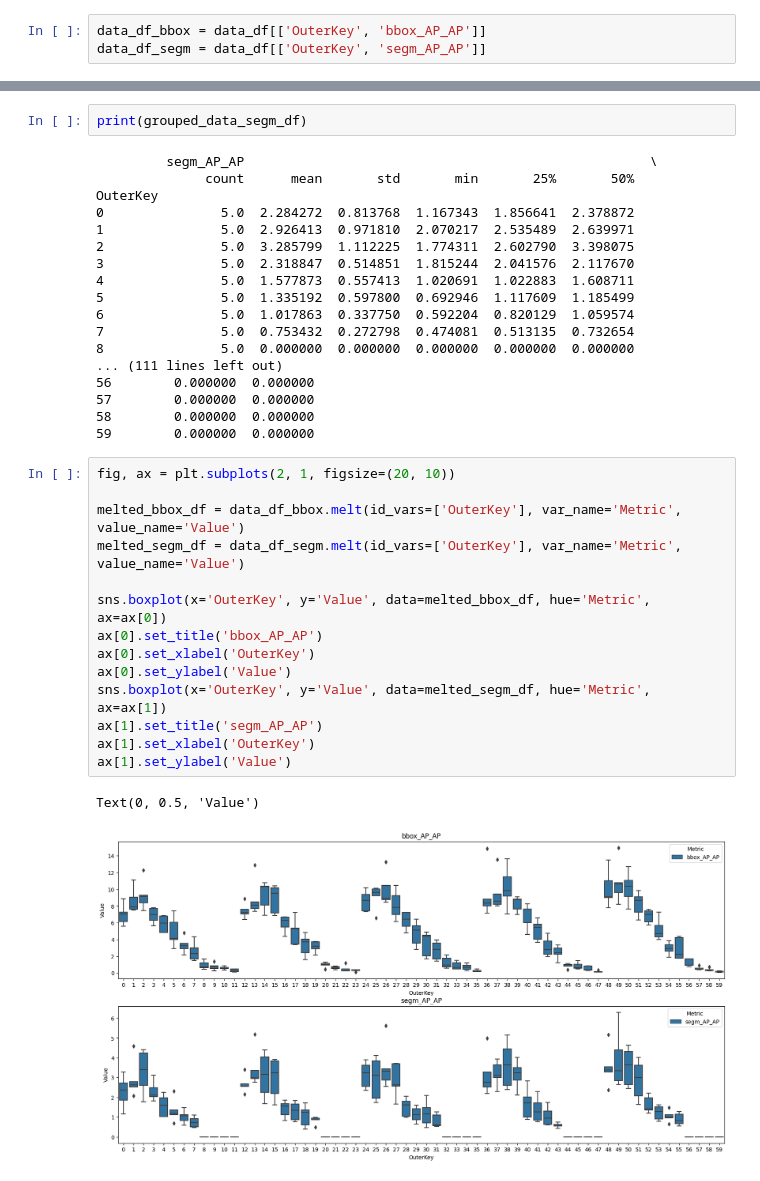
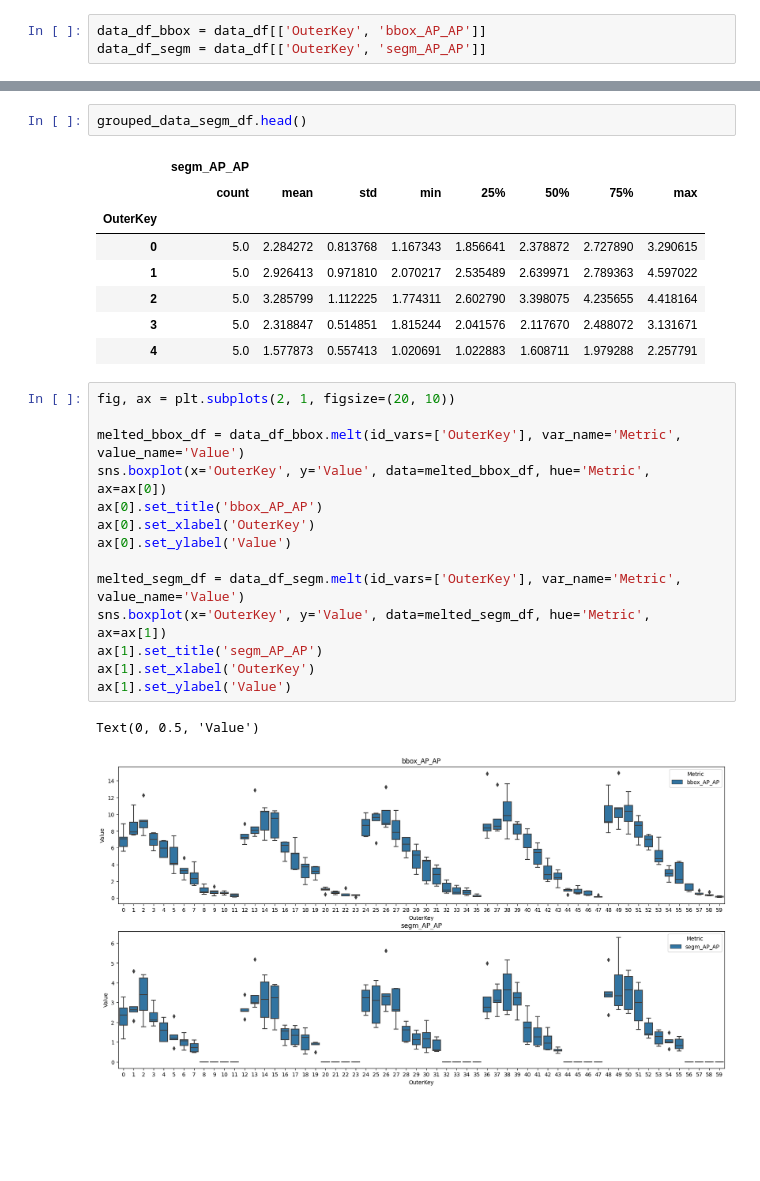
Before and after one commit to femartip/Detection-Microfibres-in-Sludge, a Jupyter notebook: Fine_tuned_Detectron2/Utils/cv_results.ipynb, the cells around one changed output, grey strips where cells are left out. Saved outputs shown, nothing was run; the diff lists cells and outputs as text; blank space fills up the shorter version.

```diff
--- a/Fine_tuned_Detectron2/Utils/cv_results.ipynb
+++ b/Fine_tuned_Detectron2/Utils/cv_results.ipynb
@@ -222,33 +182,24 @@ OuterKey
-# %%
-print(grouped_data_segm_df)
-# %% [output]
-         segm_AP_AP                                                    \
-              count      mean       std       min       25%       50%
-OuterKey
-0               5.0  2.284272  0.813768  1.167343  1.856641  2.378872
-1               5.0  2.926413  0.971810  2.070217  2.535489  2.639971
-2               5.0  3.285799  1.112225  1.774311  2.602790  3.398075
-3               5.0  2.318847  0.514851  1.815244  2.041576  2.117670
-4               5.0  1.577873  0.557413  1.020691  1.022883  1.608711
-5               5.0  1.335192  0.597800  0.692946  1.117609  1.185499
-6               5.0  1.017863  0.337750  0.592204  0.820129  1.059574
-7               5.0  0.753432  0.272798  0.474081  0.513135  0.732654
-8               5.0  0.000000  0.000000  0.000000  0.000000  0.000000
-... (111 lines left out)
-56        0.000000  0.000000
-57        0.000000  0.000000
-58        0.000000  0.000000
-59        0.000000  0.000000
+# %%
+grouped_data_segm_df.head()
+# %% [output]
+|  | segm_AP_AP |  |  |  |  |  |  |  |
+|  | count | mean | std | min | 25% | 50% | 75% | max |
+| OuterKey |  |  |  |  |  |  |  |  |
+| 0 | 5.0 | 2.284272 | 0.813768 | 1.167343 | 1.856641 | 2.378872 | 2.727890 | 3.290615 |
+| 1 | 5.0 | 2.926413 | 0.971810 | 2.070217 | 2.535489 | 2.639971 | 2.789363 | 4.597022 |
+| 2 | 5.0 | 3.285799 | 1.112225 | 1.774311 | 2.602790 | 3.398075 | 4.235655 | 4.418164 |
+| 3 | 5.0 | 2.318847 | 0.514851 | 1.815244 | 2.041576 | 2.117670 | 2.488072 | 3.131671 |
+| 4 | 5.0 | 1.577873 | 0.557413 | 1.020691 | 1.022883 | 1.608711 | 1.979288 | 2.257791 |
 # %%
 fig, ax = plt.subplots(2, 1, figsize=(20, 10))
 
 melted_bbox_df = data_df_bbox.melt(id_vars=['OuterKey'], var_name='Metric', value_name='Value')
-melted_segm_df = data_df_segm.melt(id_vars=['OuterKey'], var_name='Metric', value_name='Value')
-
 sns.boxplot(x='OuterKey', y='Value', data=melted_bbox_df, hue='Metric', ax=ax[0])
 ax[0].set_title('bbox_AP_AP')
 ax[0].set_xlabel('OuterKey')
 ax[0].set_ylabel('Value')
+
+melted_segm_df = data_df_segm.melt(id_vars=['OuterKey'], var_name='Metric', value_name='Value')
 sns.boxplot(x='OuterKey', y='Value', data=melted_segm_df, hue='Metric', ax=ax[1])
 ax[1].set_title('segm_AP_AP')
 ax[1].set_xlabel('OuterKey')
```
Also changed, not shown: parts of 10 cells of this notebook, 6 other files.
